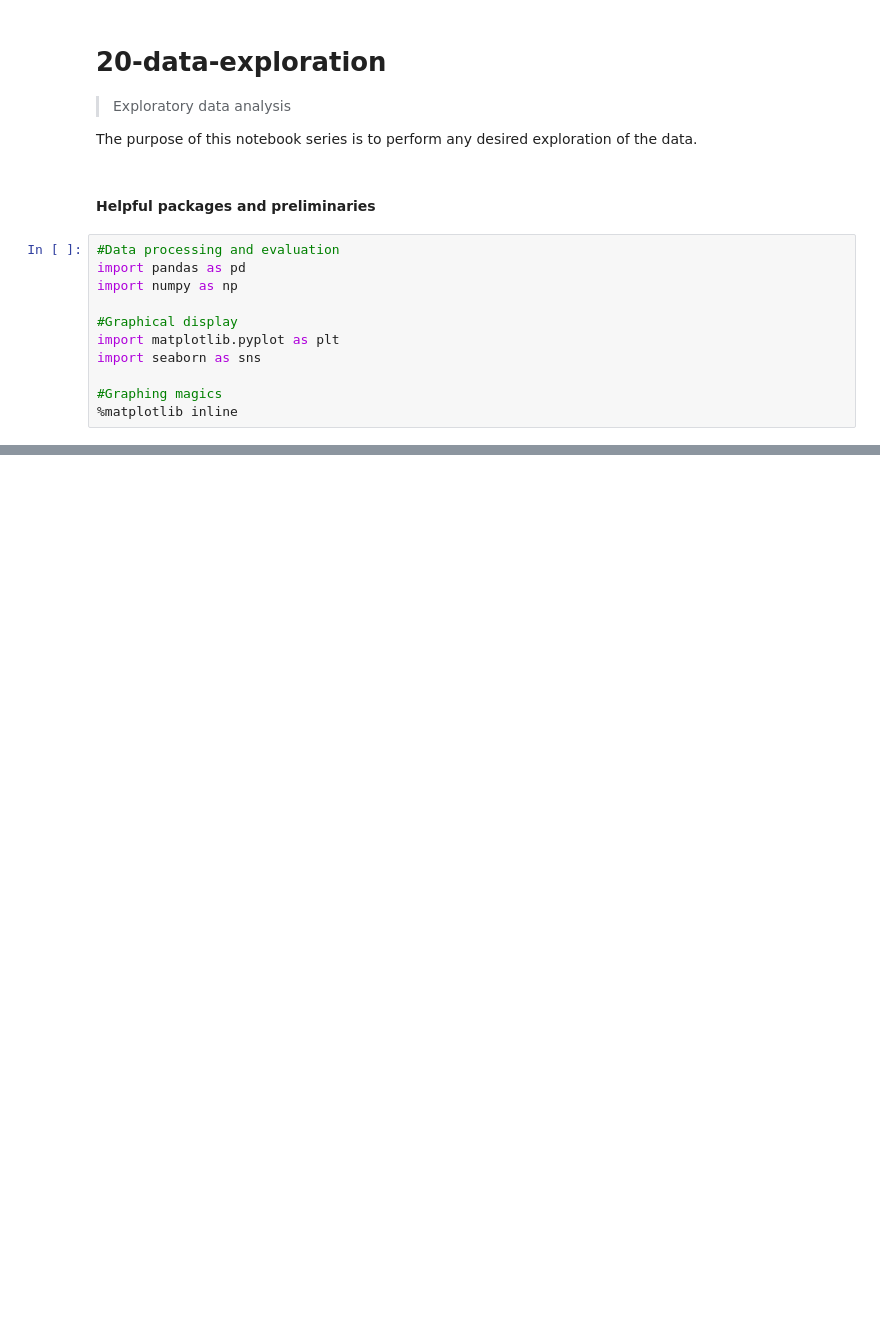
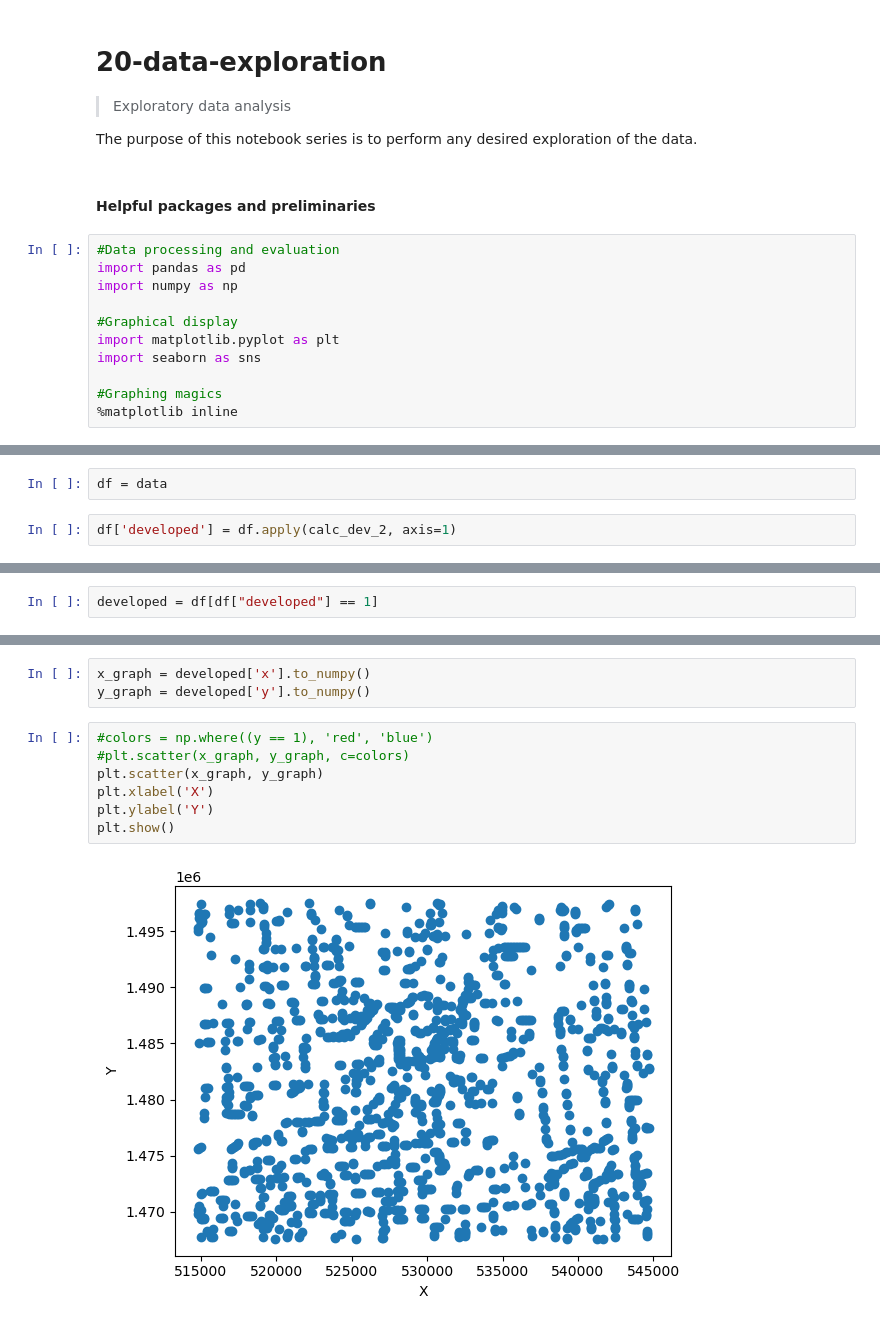
Before and after one commit to VandyDataScience/land-trust, a Jupyter notebook: 20-data-exploration.ipynb, the cells around one changed output, grey strips where cells are left out. Saved outputs shown, nothing was run; the diff lists cells and outputs as text; blank space fills up the shorter version.

```diff
--- a/20-data-exploration.ipynb
+++ b/20-data-exploration.ipynb
@@ -39,0 +109,4 @@ vp = sns.violinplot(data)
+# %%
+df = data
+# %%
+df['developed'] = df.apply(calc_dev_2, axis=1)
@@ -39,0 +129,2 @@ vp = sns.violinplot(data)
+# %%
+developed = df[df["developed"] == 1]
@@ -39,0 +147,12 @@ vp = sns.violinplot(data)
+# %%
+x_graph = developed['x'].to_numpy()
+y_graph = developed['y'].to_numpy()
+# %%
+#colors = np.where((y == 1), 'red', 'blue')
+#plt.scatter(x_graph, y_graph, c=colors)
+plt.scatter(x_graph, y_graph)
+plt.xlabel('X')
+plt.ylabel('Y')
+plt.show()
+# %% [output]
+[figure, added]
```
Also changed, not shown: parts of 13 cells of this notebook, 3 other files.
